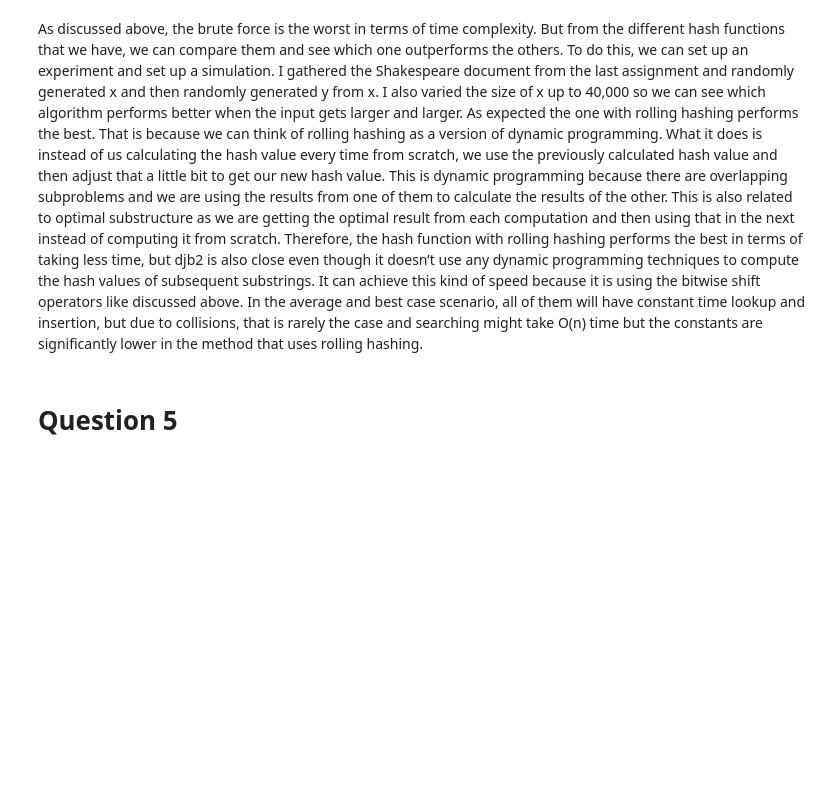
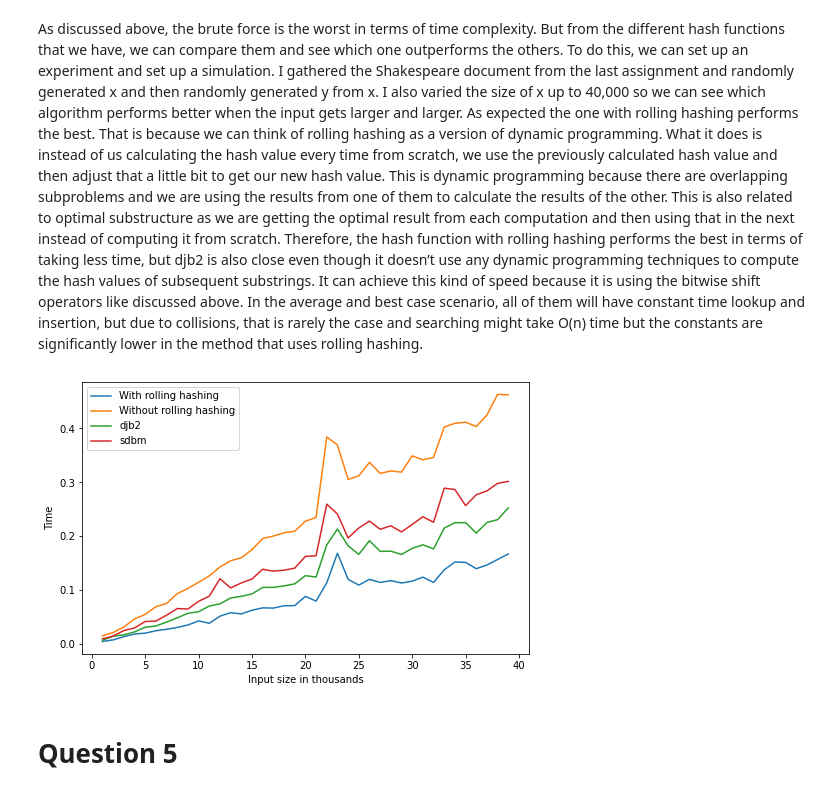
Before and after one commit to hussenmi/plagiarism-detector, a Jupyter notebook: Hussen_Mohammed_CS110_assignment4.ipynb, the cells around one changed output. Cells and saved outputs as stored; diff of their text form; code cells hidden in the pictures; blank space fills up the shorter version.

```diff
--- a/Hussen_Mohammed_CS110_assignment4.ipynb
+++ b/Hussen_Mohammed_CS110_assignment4.ipynb
@@ -367,6 +367,50 @@ class HashTableNode:
 
     def __str__(self):
         return f'{self.key}, {self.value}'
+# %%
+def hash_djb2(string):
+    """
+    Calculates the djb2 hash value of a string
+
+    Parameters
+    ----------
+    string : string
+        The string whose djb2 hash value is to be calculated
+    Returns
+    -------
+    hash_value : int
+        The djb2 hash value of the string
+    """
+    hsh = 5381  # Start by setting the hash value to 5381
+    for x in string:
+        # Multiply the hsh value by 33 and add the ascii code of the char. << 5 is the same thing as multiplying by 2^5
+        # and when we add hsh, it's like multplying by 33. Bitwise shift is done instead of directly multiplying by 33
+        # because it is much faster since it is a lower level operations
+        hsh = (( hsh << 5) + hsh) + ord(x)
+
+    hash_value = hsh & 0xFFFFFFFF
+
+    return hash_value
+
+def sdbm(string):
+    """
+    Calculates the sdbm hash value of a string
+
+    Parameters
+    ----------
+    string : string
+        The string whose sdbm hash value is to be calculated
+    Returns
+    -------
+    hash_value : int
+        The sdbm hash value of the string
+    """
+    hsh = 0  # Initially set the hash value equal to 0
+    for plain_chr in string:
+        # << 6 means multiply by 2^6 and << 12 means multiply by 2^12. This is preferred because it's much faster
+        hsh = ord(plain_chr) + (hsh << 6) + (hsh << 16) - hsh
+
+    return hsh
 # %%
 def check_plagiarism_with_rh(x,y,k):
     """
@@ -669,16 +711,19 @@ for i in range(1,40):
 # %%
 import matplotlib.pyplot as plt
 
 # Plot the results of the simulation for the different hash functions
 
+plt.figure(figsize=(8,5))
 plt.plot(list(range(1,40)), with_rh_times_avg, label='With rolling hashing')
 plt.plot(list(range(1,40)), without_rh_times_avg, label='Without rolling hashing')
 plt.plot(list(range(1,40)), djb2_times_avg, label='djb2')
 plt.plot(list(range(1,40)), sdbm_times_avg, label='sdbm')
 plt.xlabel('Input size in thousands')
 plt.ylabel('Time')
 plt.legend()
 plt.show()
+# %% [output]
+[figure, added]
 # %% [markdown]
 # Question 5
 # %% [markdown]
```
Also changed, not shown: parts of 1 cell of this notebook.
